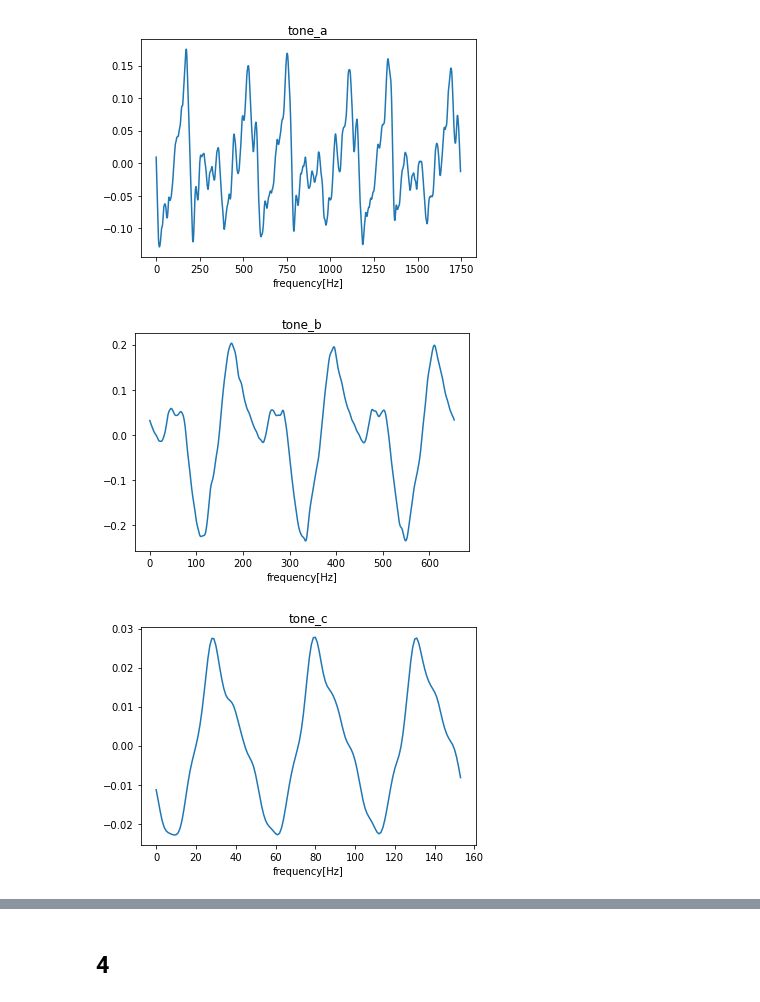
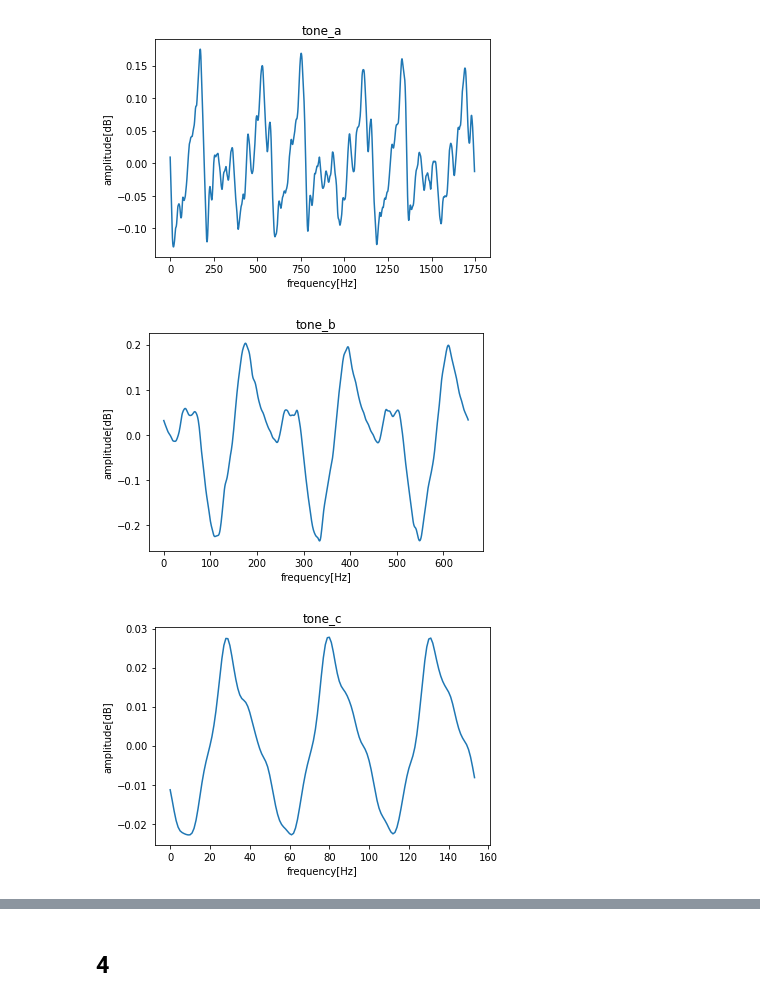
Before and after one commit to jirmusovic/Signaly-a-systemy, a Jupyter notebook: py/proj.ipynb, the cells around one changed output, grey strips where cells are left out. Saved outputs shown, nothing was run; the diff lists cells and outputs as text; code cells hidden in the pictures.

```diff
--- a/py/proj.ipynb
+++ b/py/proj.ipynb
@@ -26,36 +31,39 @@ howmanytones = MIDITO - MIDIFROM + 1
 tones = np.arange(MIDIFROM, MIDITO+1)
 s, Fs = sf.read("klavir.wav")
 N = int(Fs * HOWMUCH_SEC)
 Nwholetone = int(Fs * WHOLETONE_SEC)
 xall = np.zeros((MIDITO+1, N))  # matrix with all tones - first signals empty,
                                 # but we have plenty of memory ...
 samplefrom = int(SKIP_SEC * Fs)
 sampleto = samplefrom + N
 
 for tone in tones:
     x = s[samplefrom:sampleto]
     x = x - np.mean(x) # safer to center ...
     xall[tone,:] = x
     samplefrom += Nwholetone
     sampleto += Nwholetone
 
 
 #sf.write("a_orig.wav", xall[40], Fs)
 #sf.write("b_orig.wav", xall[57], Fs)
 #sf.write("c_orig.wav", xall[82], Fs)
-plt.plot(xall[40][0:int(3*Fs//82.41)])
+plt.plot(xall[40][0:int(3*Fs//82.41)]) #tone a - MIDI 40, Frq 82.41
 plt.title("tone_a")
 plt.xlabel("frequency[Hz]")
+plt.ylabel("amplitude[dB]")
 plt.show()
-plt.plot(xall[57][0:int(3*Fs//220.00)])
+plt.plot(xall[57][0:int(3*Fs//220.00)]) #tone b - MIDI 57, Frq 220.00
 plt.title("tone_b")
 plt.xlabel("frequency[Hz]")
+plt.ylabel("amplitude[dB]")
 plt.show()
-plt.plot(xall[82][0:int(3*Fs//932.33)])
+plt.plot(xall[82][0:int(3*Fs//932.33)]) #tone c - MIDI 82, Frq 932.33
 plt.title("tone_c")
 plt.xlabel("frequency[Hz]")
+plt.ylabel("amplitude[dB]")
 plt.show()
 # %% [output]
-[figure, old version]
+[figure, new version]
-[figure, old version]
+[figure, new version]
-[figure, old version]
+[figure, new version]
```
Also changed, not shown: parts of 15 cells of this notebook, 2 other files.
